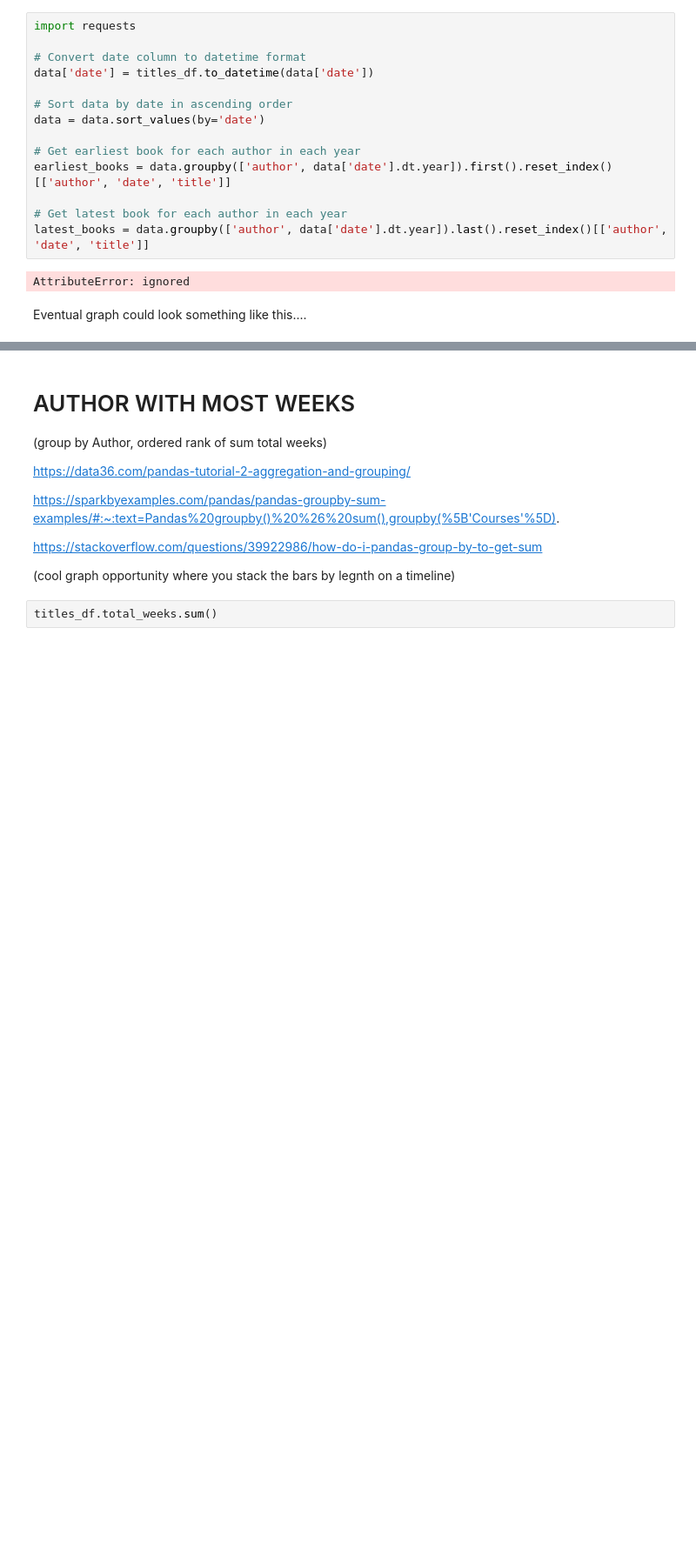
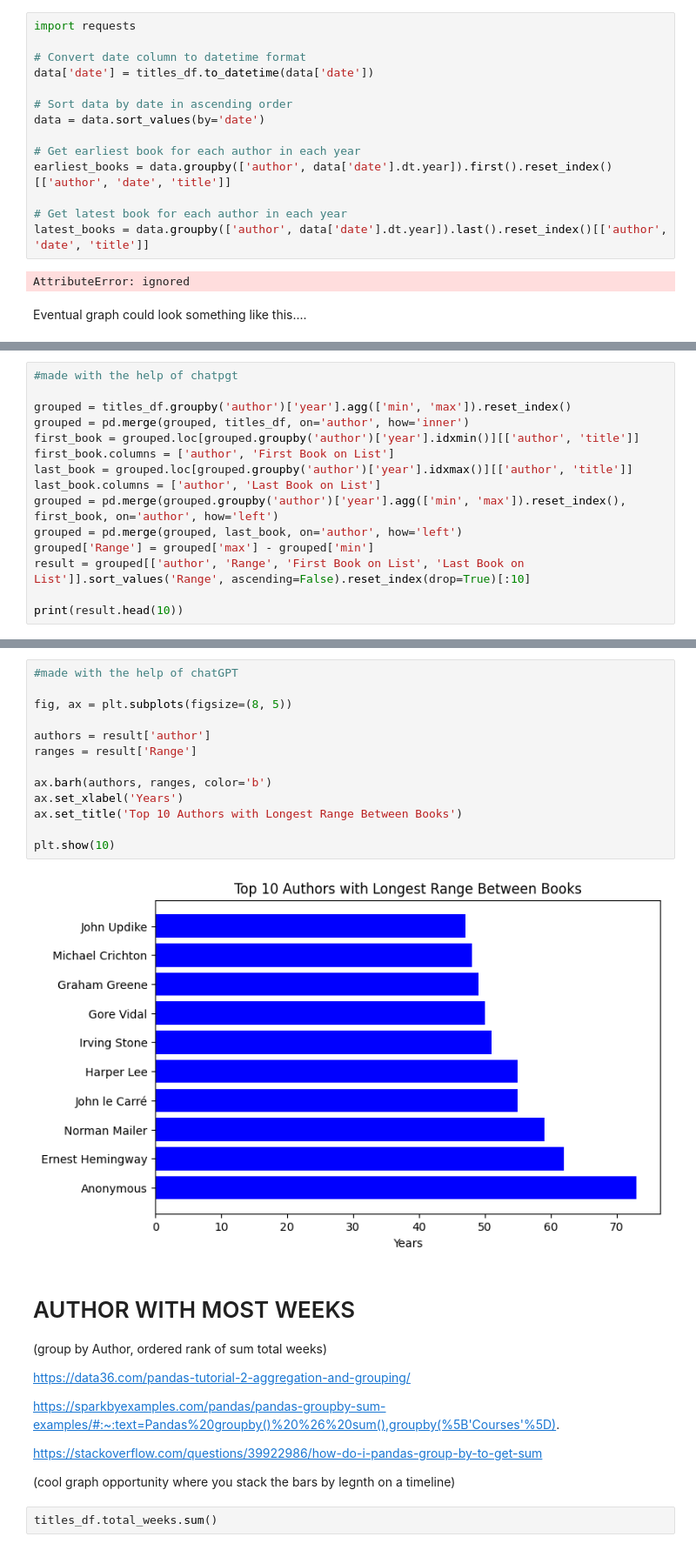
Before and after one commit to wcrowley342/bookanalysis, a Jupyter notebook: Book_Analysis.ipynb, the cells around one changed output, grey strips where cells are left out. Shown at 87% size. Cells and saved outputs as stored; diff of their text form; blank space fills up the shorter version.

```diff
--- a/Book_Analysis.ipynb
+++ b/Book_Analysis.ipynb
@@ -415,0 +437,15 @@ Eventual graph could look something like this....
+# %%
+#made with the help of chatpgt
+
+grouped = titles_df.groupby('author')['year'].agg(['min', 'max']).reset_index()
+grouped = pd.merge(grouped, titles_df, on='author', how='inner')
+first_book = grouped.loc[grouped.groupby('author')['year'].idxmin()][['author', 'title']]
+first_book.columns = ['author', 'First Book on List']
+last_book = grouped.loc[grouped.groupby('author')['year'].idxmax()][['author', 'title']]
+last_book.columns = ['author', 'Last Book on List']
+grouped = pd.merge(grouped.groupby('author')['year'].agg(['min', 'max']).reset_index(), first_book, on='author', how='left')
+grouped = pd.merge(grouped, last_book, on='author', how='left')
+grouped['Range'] = grouped['max'] - grouped['min']
+result = grouped[['author', 'Range', 'First Book on List', 'Last Book on List']].sort_values('Range', ascending=False).reset_index(drop=True)[:10]
+
+print(result.head(10))
@@ -416,3 +470,18 @@ Eventual graph could look something like this....
+# %%
+#made with the help of chatGPT
+
+fig, ax = plt.subplots(figsize=(8, 5))
+
+authors = result['author']
+ranges = result['Range']
+
+ax.barh(authors, ranges, color='b')
+ax.set_xlabel('Years')
+ax.set_title('Top 10 Authors with Longest Range Between Books')
+
+plt.show(10)
+# %% [output]
+[figure, added]
 # %% [markdown]
 # AUTHOR WITH MOST WEEKS
 
```
Also changed, not shown: parts of 10 cells of this notebook.
